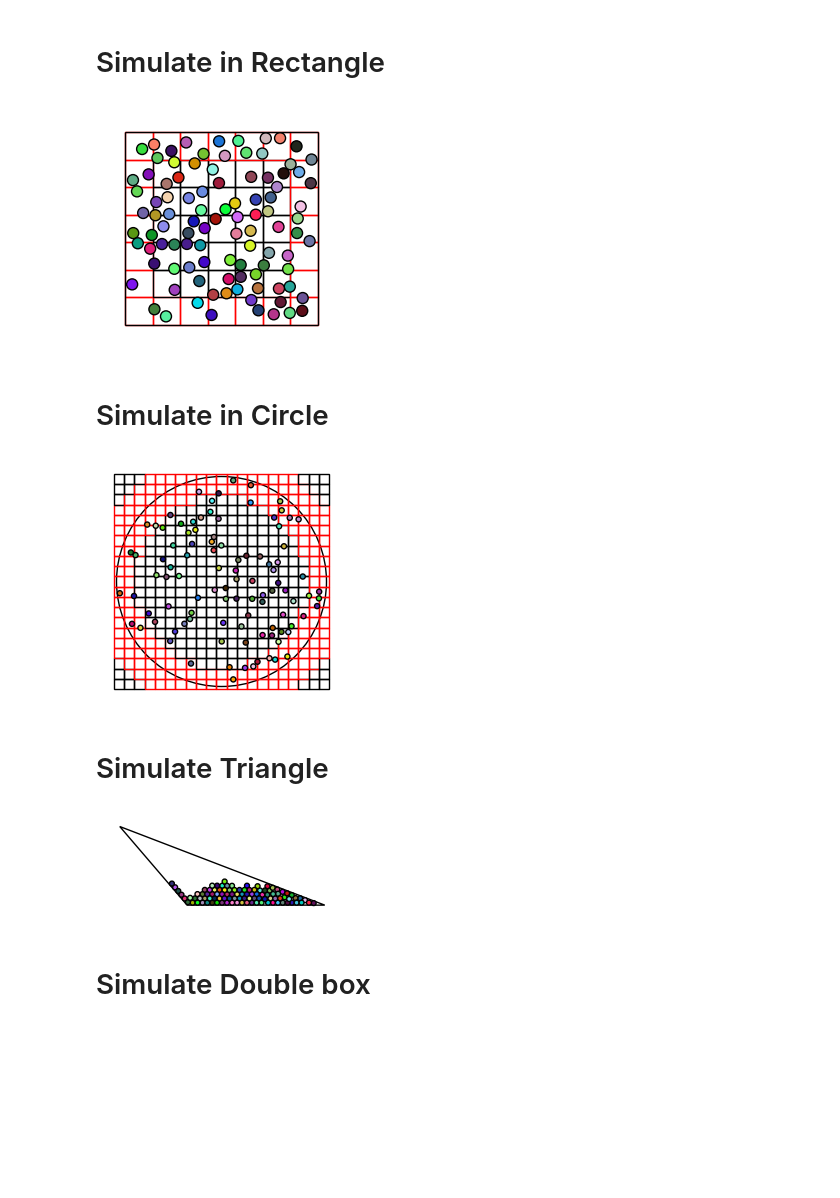
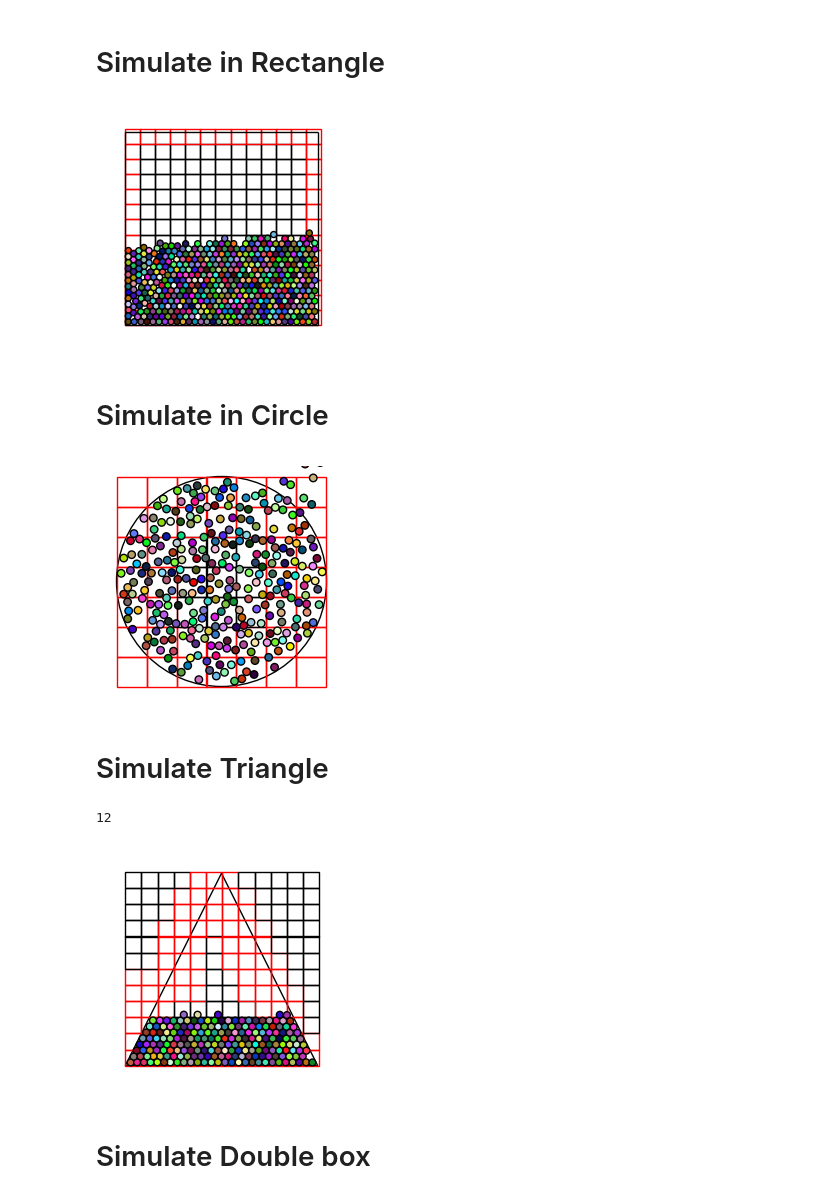
Before and after one commit to seba2390/ParticleSimulations, a Jupyter notebook: main.ipynb, the cells around one changed output. Saved outputs shown, nothing was run; the diff lists cells and outputs as text; code cells hidden in the pictures; blank space fills up the shorter version.

```diff
--- a/main.ipynb
+++ b/main.ipynb
@@ -84,19 +83,19 @@ adjusted_n_steps = n_steps // skip_frames
 ani = FuncAnimation(fig, update, frames=adjusted_n_steps, interval=30, blit=True)
 
 # Save animation to file (optional)
-ani.save(filename="rectangle_particle_simulation.gif", writer='pillow')
+ani.save(filename="gravity_rectangle_particle_simulation.gif", writer='pillow')
 # %% [output]
-[figure, old version]
+[figure, new version]
 # %% [markdown]
 # Simulate in Circle
 # %%
 # Initialize circle scene
-scene_radius = 4.1
-circle_scene = Circle(radius=scene_radius, vertical_gravity=0.0, restitution=1.0)
-#circle_scene = Circle(radius=scene_radius, vertical_gravity=900.0,restitution=0.75)
+scene_radius = 3.5
+#circle_scene = Circle(radius=scene_radius, vertical_gravity=0.0, restitution=1.0)
+circle_scene = Circle(radius=scene_radius, vertical_gravity=900.0,restitution=0.75)
 
 # Generate particles
-num_particles = 100
+num_particles = 300
 radius_range = (0.1, 0.1)
 density_range = (1.0, 1.0)
 
@@ -104,6 +103,7 @@ density_range = (1.0, 1.0)
 circle_scene.generate_particles(num_particles=num_particles,
                                 radius_range=radius_range,
                                 density_range=density_range,
-                                speed_scaling=10)
+                                speed_scaling=15,
+                                max_attempts=10000)
 # %%
 # Simulation parameters
@@ -115,7 +115,7 @@ for _ in range(n_steps):
     circle_scene.simulate(1, dt)
 # %%
 # New parameter to control frame skipping
-skip_frames = 20  # Change this value to skip frames (e.g., 2 to skip every other frame). Makes animation speed up
+skip_frames = 15  # Change this value to skip frames (e.g., 2 to skip every other frame). Makes animation speed up
 
 # Prepare the figure and axes for plotting
 fig, ax = plt.subplots(1, 1, figsize=(3, 3))
@@ -168,32 +168,35 @@ adjusted_n_steps = n_steps // skip_frames
 ani = FuncAnimation(fig, update, frames=adjusted_n_steps, interval=30, blit=True)
 
 # Save animation to file (optional)
-ani.save(filename="circle_particle_simulation.gif", writer='pillow')
+ani.save(filename="gravity_circle_particle_simulation.gif", writer='pillow')
 # %% [output]
-[figure, old version]
+[figure, new version]
 # %% [markdown]
 # Simulate Triangle
 # %%
 # Initialize circle scene
 triangle_base = 7
-triangle_height = 4
-angle = np.pi/3
-#triangle_scene = Triangle(base=triangle_base, height=triangle_height, angle=angle, vertical_gravity=0.0, restitution=1.0)
-triangle_scene = Triangle(base=triangle_base, height=triangle_height, angle=angle, vertical_gravity=9000.0, restitution=0.75)
+triangle_height = 7
+
+#triangle_scene = Triangle(base=triangle_base, height=triangle_height, skewness=-1, vertical_gravity=0.0, restitution=1.0)
+triangle_scene = Triangle(base=triangle_base, height=triangle_height, skewness=0, vertical_gravity=9000.0, restitution=0.75)
 
 # Generate particles
-num_particles = 100
+num_particles = 200
 radius_range = (0.125, 0.125)
-density_range = (0.75, 0.75)
+density_range = (1.0, 1.0)
 
 # Add particles to the circle scene
 triangle_scene.generate_particles(num_particles=num_particles,
                                   radius_range=radius_range,
                                   density_range=density_range,
-                                  speed_scaling=10)
+                                  speed_scaling=10,
+                                  max_attempts=10000)
+# %% [output]
+12
 # %%
 # Simulation parameters
-n_steps = 1000
+n_steps = 2000
 dt = 0.0001
 
 # Simulate the scene
@@ -219,6 +222,9 @@ ax.set_ylim(min_y - factor * triangle_scene.height, max_y + factor * triangle_sc
 # Draw triangle (walls)
 triangle = Polygon(triangle_scene.vertices, fill=False, edgecolor='black', linewidth=1)
 ax.add_patch(triangle)
+
+# Draw grid
+draw_grid(ax=ax, scene_obj=triangle_scene)
 
 # Create Circle patches for the particles
 circles = []
@@ -226,34 +232,34 @@ for particle in triangle_scene.particles:
     circle = plt.Circle(particle.position, particle.radius, facecolor=particle.color, edgecolor='black', fill=True)
     ax.add_patch(circle)
     circles.append(circle)
 
 ax.set_xticks([])
 ax.set_yticks([])
 ax.set_aspect('equal', 'box')
 plt.axis('off')
 
 # Update function for the animation
 def update(frame):
     # Adjust frame based on skip_frames
     frame = frame * skip_frames
 
     # For each particle, get the position from its path_history at the adjusted frame
     for i, particle in enumerate(triangle_scene.particles):
         if frame < len(particle.path_history):  # Ensure the frame doesn't exceed path_history length
             circles[i].center = particle.path_history[frame]  # Update position from path_history
 
     return circles
 
 # Adjust the number of frames based on the skip_frames parameter
 adjusted_n_steps = n_steps // skip_frames
 
 # Create the animation
 ani = FuncAnimation(fig, update, frames=adjusted_n_steps, interval=30, blit=True)
 
 # Save animation to file (optional)
 ani.save(filename="gravity_triangle_particle_simulation.gif", writer='pillow')
 # %% [output]
-[figure, old version]
+[figure, new version]
 # %% [markdown]
 # Simulate Double box
 # %%
```
Also changed, not shown: parts of 7 cells of this notebook, 6 other files.
